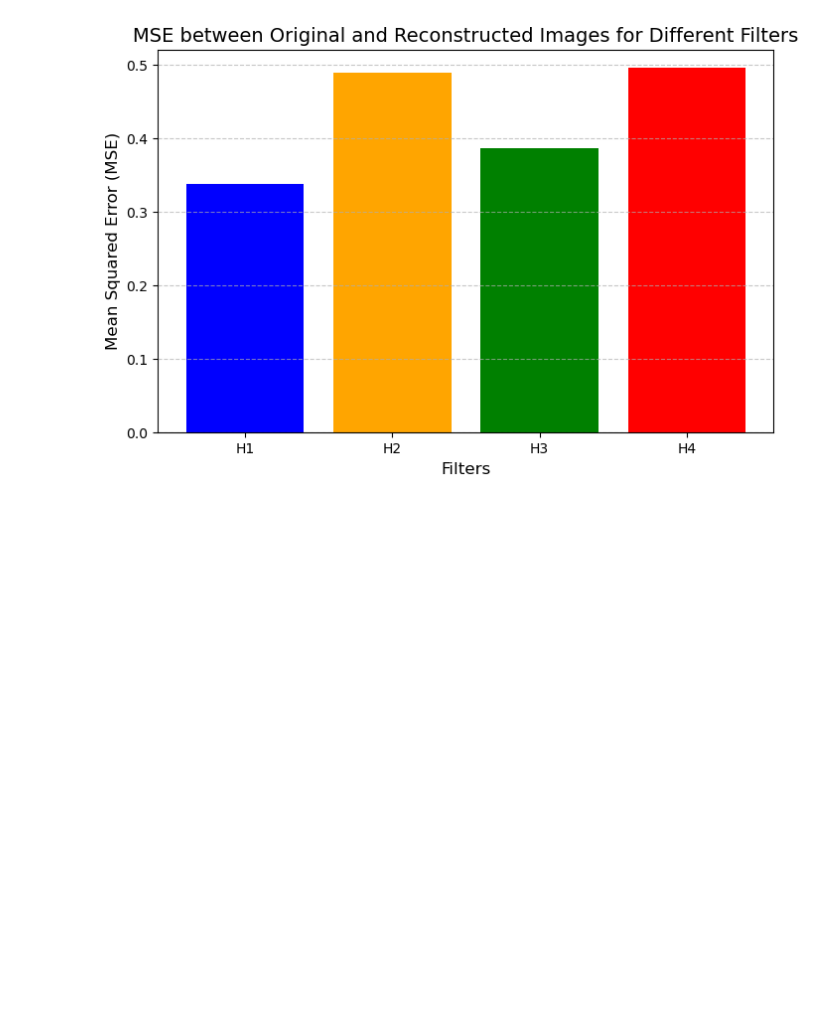
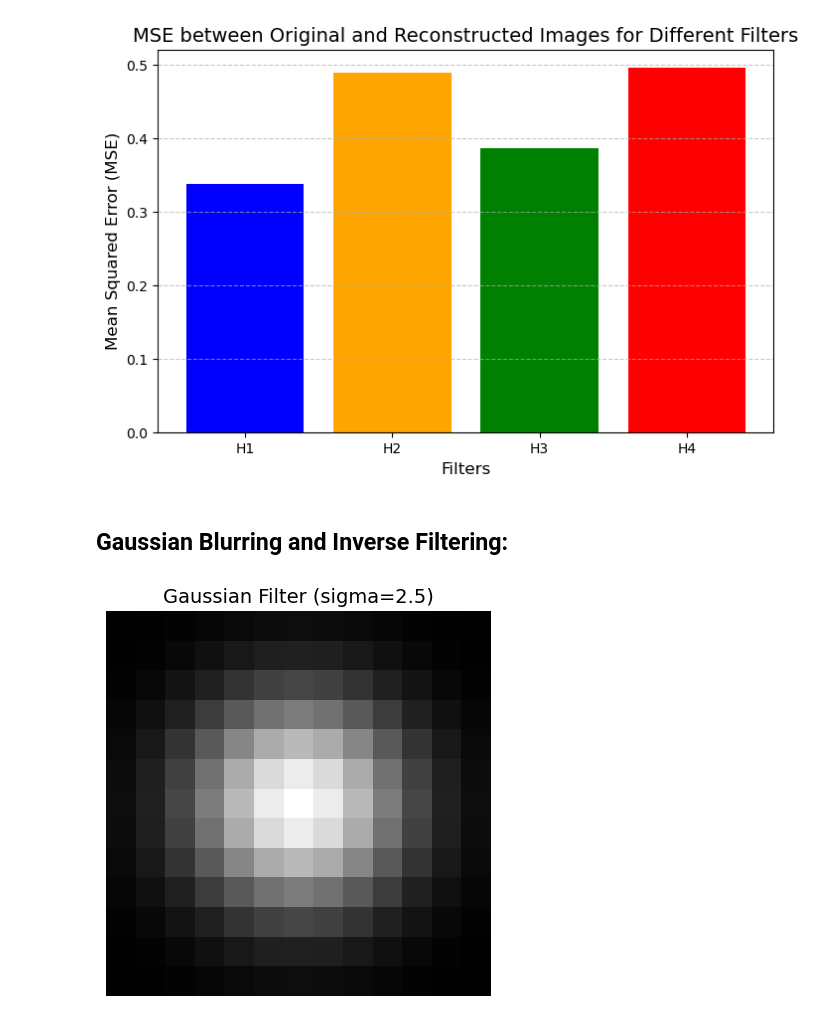
Before and after one commit to Pritam1102/DIP2025, a Jupyter notebook: assignment3/assignment3.ipynb, the cells around one changed output. Cells and saved outputs as stored; diff of their text form; code cells hidden in the pictures; blank space fills up the shorter version.

```diff
--- a/assignment3/assignment3.ipynb
+++ b/assignment3/assignment3.ipynb
@@ -213,3 +209,19 @@ plt.title('MSE between Original and Reconstructed Images for Different Filters',
 plt.show()
 # %% [output]
 [figure]
+# %% [markdown]
+## Gaussian Blurring and Inverse Filtering:
+# %%
+x = np.arange(-6,7)
+y = np.arange(-6,7)
+X, Y = np.meshgrid(x, y)
+sigma = 2.5
+G = np.exp(-(X**2 + Y**2) / (2 * sigma **2))/np.sum(np.exp(-(X**2 + Y**2) / (2 * sigma **2)))
+# %%
+plt.figure(figsize=(5,5))
+plt.imshow(G, cmap='gray')
+plt.title('Gaussian Filter (sigma=2.5)', fontsize=14)
+plt.axis('off')
+plt.show()
+# %% [output]
+[figure, added]
```
Also changed, not shown: parts of 10 cells of this notebook.
